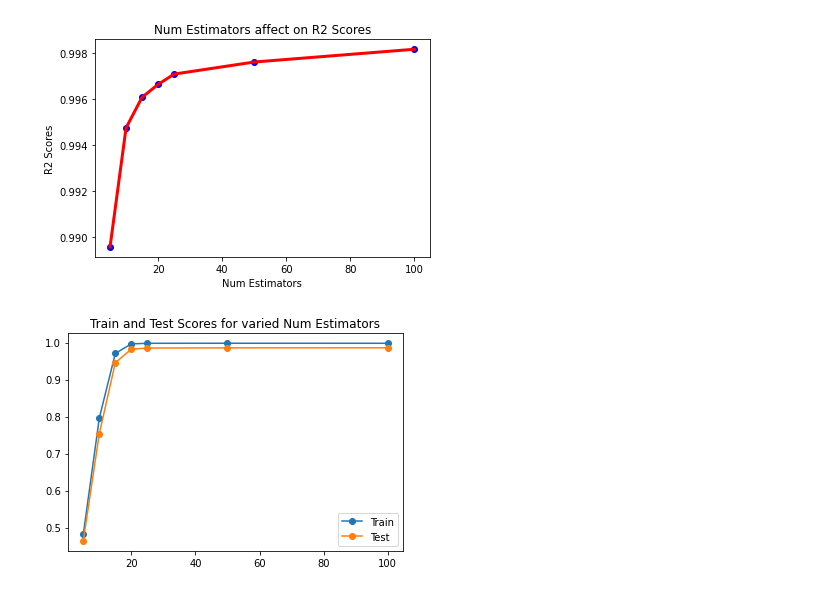
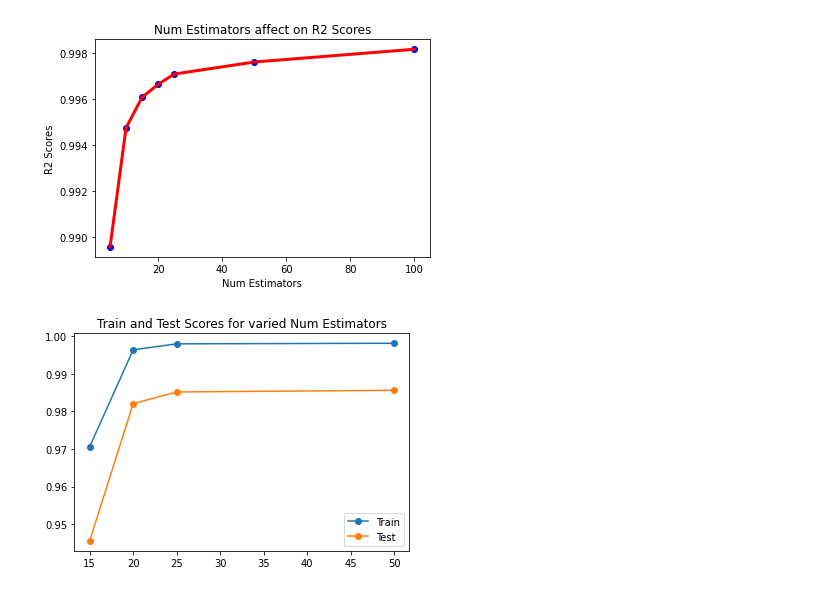
Before and after one commit to rileyhgrant/cs6140_FinalGroupProject, a Jupyter notebook: ml_groupproj.ipynb, the cells around one changed output. Cells and saved outputs as stored; diff of their text form; code cells hidden in the pictures.

Commit message:
Score graphs

```diff
--- a/ml_groupproj.ipynb
+++ b/ml_groupproj.ipynb
@@ -883,10 +883,10 @@ plt.title("Num Estimators affect on R2 Scores")
 Text(0.5, 1.0, 'Num Estimators affect on R2 Scores')
 [figure]
 # %%
-plt.plot(depth_scores['Max Depth'],depth_scores['Train Scores'],"-o", label = "Train")
-plt.plot(depth_scores['Max Depth'],depth_scores['Test Scores'], "-o", label = "Test")
+plt.plot(depth_scores.iloc[2:6,1],depth_scores.iloc[2:6,0],"-o", label = "Train")
+plt.plot(depth_scores.iloc[2:6,1],depth_scores.iloc[2:6,2], "-o", label = "Test")
 plt.legend()
 plt.title("Train and Test Scores for varied Num Estimators")
 plt.show()
 # %% [output]
-[figure, old version]
+[figure, new version]
```
